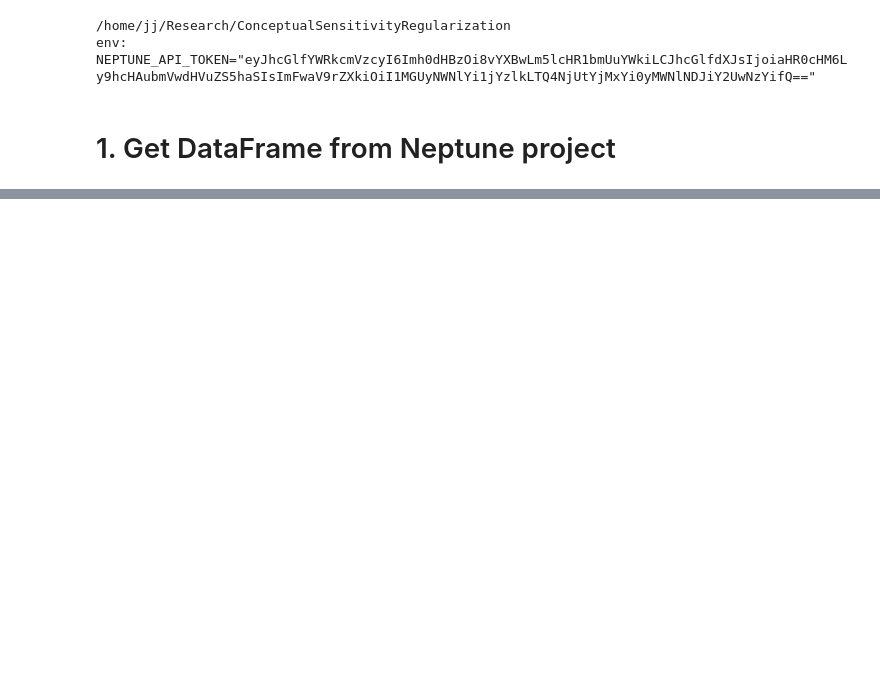
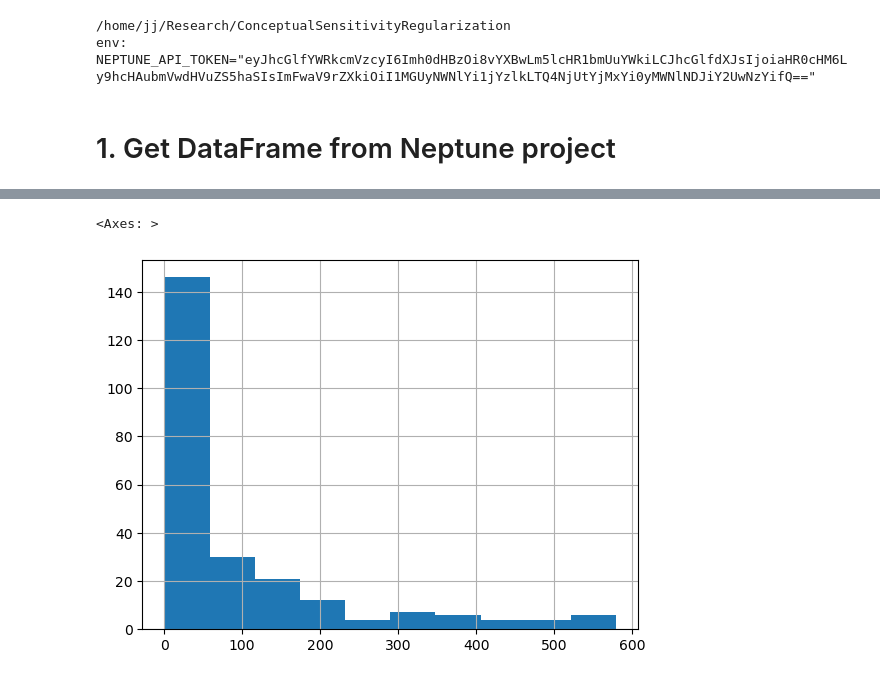
Before and after one commit to joshua840/ConceptualSensitivityRegularization, a Jupyter notebook: notebooks/results_viewer/Waterbirds_summary.ipynb, the cells around one changed output, grey strips where cells are left out. Saved outputs shown, nothing was run; the diff lists cells and outputs as text; code cells hidden in the pictures; blank space fills up the shorter version.

```diff
--- a/notebooks/results_viewer/Waterbirds_summary.ipynb
+++ b/notebooks/results_viewer/Waterbirds_summary.ipynb
@@ -143,0 +212,9 @@ plt.show()
+# %%
+df_cgr = df.query('module_name == "CGR"')
+vars_list = ['minor_ratio', 'learning_rate', 'lamb_cs']
+
+df_mean = df_cgr.groupby(var_list)['valid_valid_best_worst_acc'].mean().sort_index()
+idx = df_mean.reset_index().groupby(['minor_ratio', 'g_ckpt_path']).idxmax()['valid_valid_best_worst_acc'].dropna()
+
+df_mean = df_cgr.groupby(var_list)['test_worst_acc'].mean().sort_index()
+best_mean = df_mean.reset_index().loc[idx].set_index(['minor_ratio', 'g_ckpt_path'])
@@ -143,0 +256,5 @@ plt.show()
+# %%
+df_cgr['valid_valid_best_epoch'].hist()
+# %% [output]
+<Axes: >
+[figure, added]
```
Also changed, not shown: parts of 17 cells of this notebook, 29 other files.
